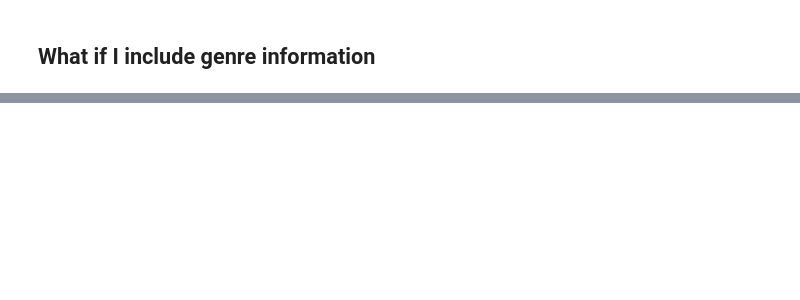
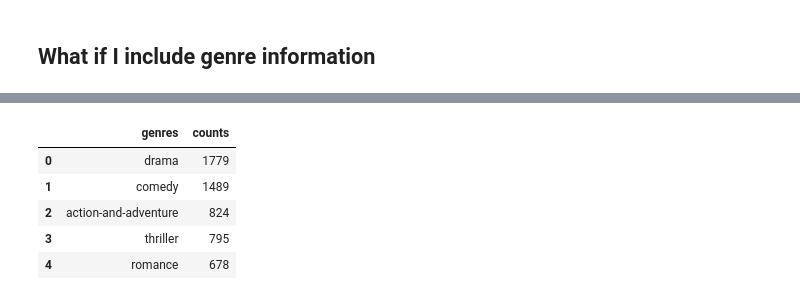
Before and after one commit to hsi-cy/dissertation, a Jupyter notebook: dissertation_v2.ipynb, the cells around one changed output, grey strips where cells are left out. Drawn from its saved outputs; the diff is of its cells as text; code cells hidden in the pictures; blank space fills up the shorter version.

```diff
--- a/dissertation_v2.ipynb
+++ b/dissertation_v2.ipynb
@@ -258,0 +343,9 @@ TypeError: unsupported operand type(s) for +: 'float' and 'str'
+# %%
+genres_df.head()
+# %% [output]
+|  | genres | counts |
+| 0 | drama | 1779 |
+| 1 | comedy | 1489 |
+| 2 | action-and-adventure | 824 |
+| 3 | thriller | 795 |
+| 4 | romance | 678 |
```
Also changed, not shown: parts of 25 cells of this notebook.
